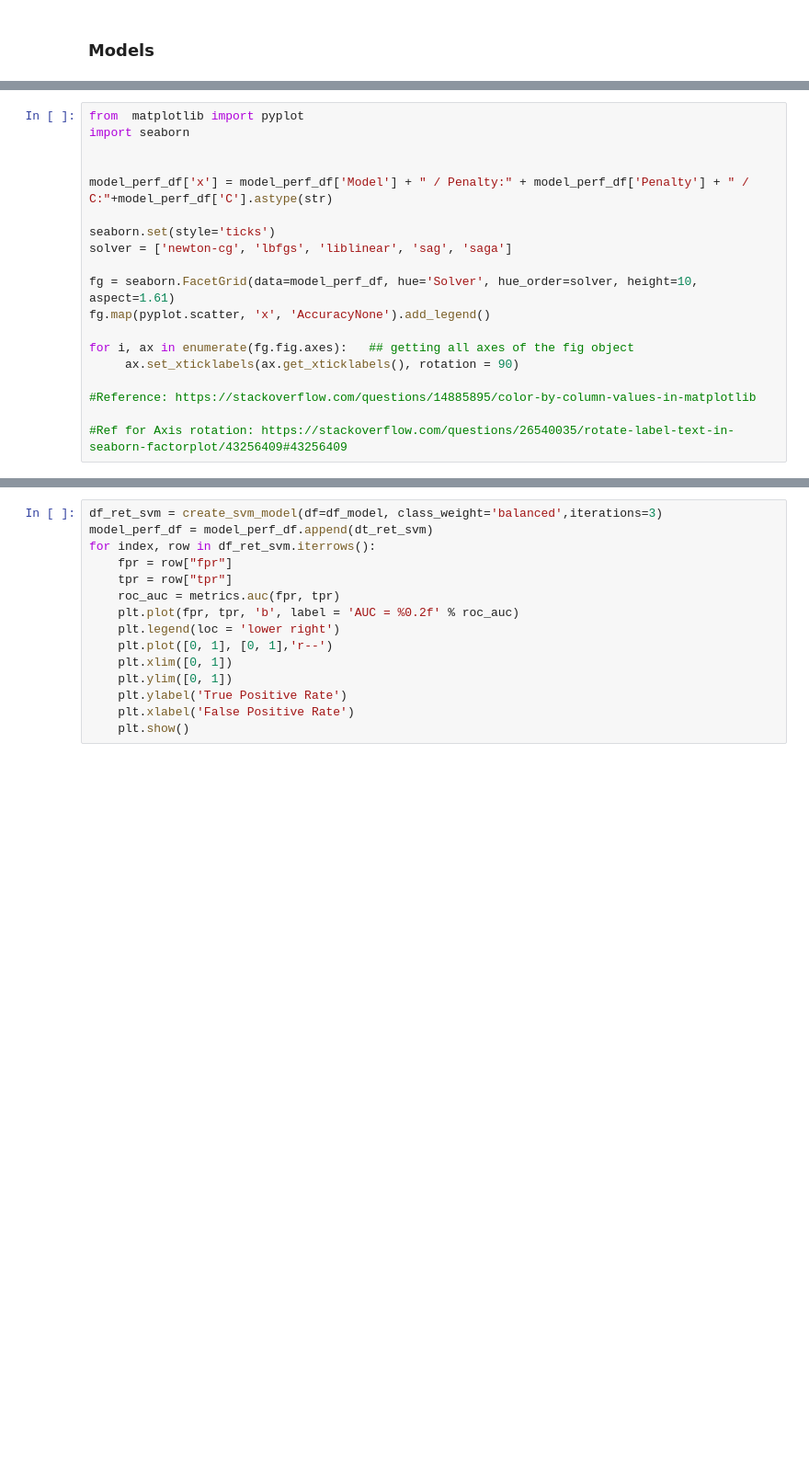
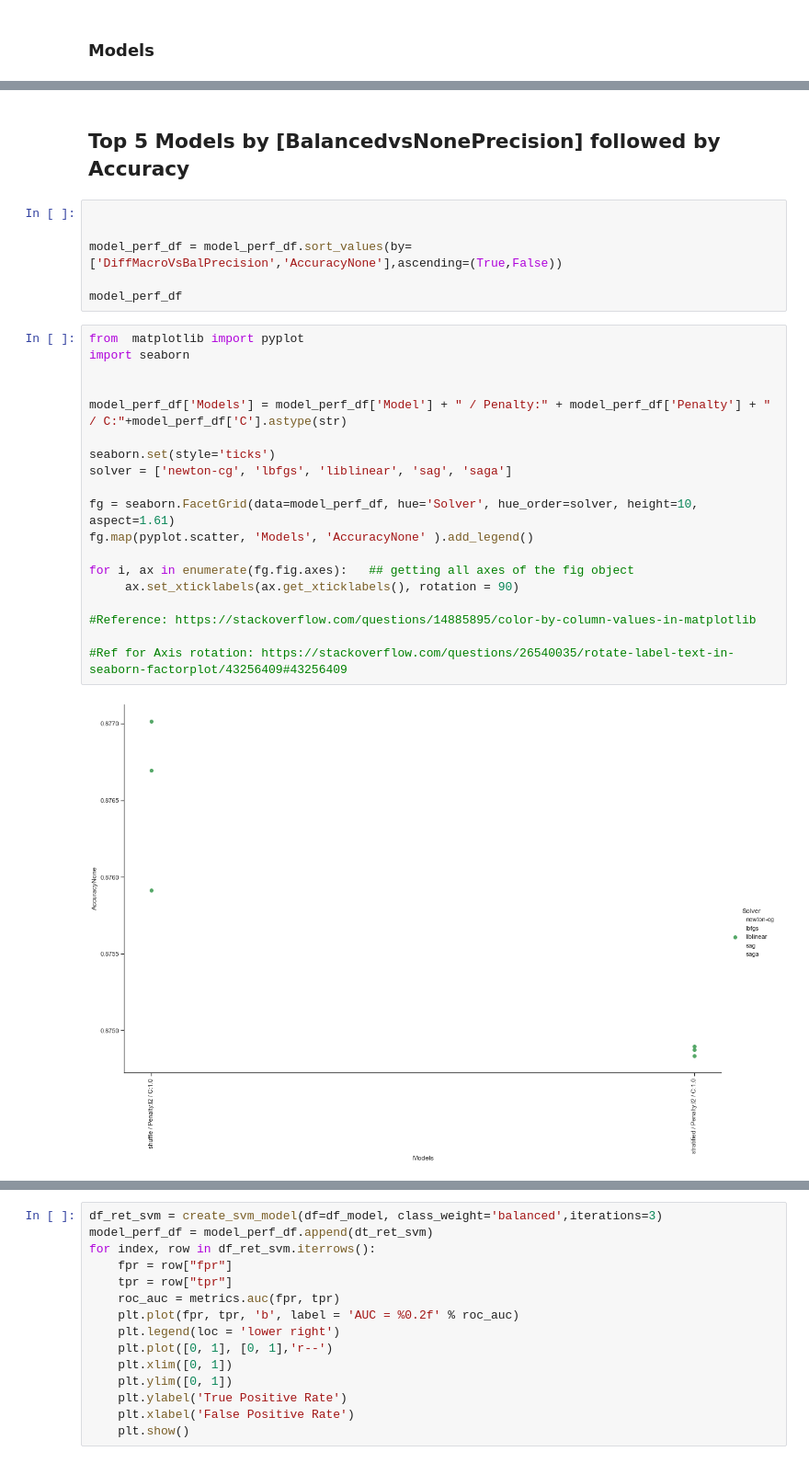
Before and after one commit to ravisiv/AussieWeatherEDA, a Jupyter notebook: MiniLab_Group3_Chowdhury_Mittal_Srivastava_Sivaraman.ipynb, the cells around one changed output, grey strips where cells are left out. Shown: that part at 92% size. Drawn from its saved outputs; the diff is of its cells as text; blank space fills up the shorter version.

Commit message:
Change Model criteria

```diff
--- a/MiniLab_Group3_Chowdhury_Mittal_Srivastava_Sivaraman.ipynb
+++ b/MiniLab_Group3_Chowdhury_Mittal_Srivastava_Sivaraman.ipynb
@@ -450,19 +428,0 @@ model_perf_df.sort_values(by=['DiffMacroVsBalPrecision','AccuracyNone'],ascendin
-# %%
-from  matplotlib import pyplot
-import seaborn
-
-
-model_perf_df['x'] = model_perf_df['Model'] + " / Penalty:" + model_perf_df['Penalty'] + " / C:"+model_perf_df['C'].astype(str)
-
-seaborn.set(style='ticks')
-solver = ['newton-cg', 'lbfgs', 'liblinear', 'sag', 'saga']
-
-fg = seaborn.FacetGrid(data=model_perf_df, hue='Solver', hue_order=solver, height=10, aspect=1.61)
-fg.map(pyplot.scatter, 'x', 'AccuracyNone').add_legend()
-
-for i, ax in enumerate(fg.fig.axes):   ## getting all axes of the fig object
-     ax.set_xticklabels(ax.get_xticklabels(), rotation = 90)
-
-#Reference: https://stackoverflow.com/questions/14885895/color-by-column-values-in-matplotlib
-
-#Ref for Axis rotation: https://stackoverflow.com/questions/26540035/rotate-label-text-in-seaborn-factorplot/43256409#43256409
@@ -487,0 +447,29 @@ model_perf_df.plot(kind='scatter',x='x', y='DiffMacroVsBalPrecision', c='DarkBlu
+# %% [markdown]
+## Top 5 Models by [BalancedvsNonePrecision] followed by Accuracy
+# %%
+
+
+model_perf_df = model_perf_df.sort_values(by=['DiffMacroVsBalPrecision','AccuracyNone'],ascending=(True,False))
+
+model_perf_df
+# %%
+from  matplotlib import pyplot
+import seaborn
+
+
+model_perf_df['Models'] = model_perf_df['Model'] + " / Penalty:" + model_perf_df['Penalty'] + " / C:"+model_perf_df['C'].astype(str)
+
+seaborn.set(style='ticks')
+solver = ['newton-cg', 'lbfgs', 'liblinear', 'sag', 'saga']
+
+fg = seaborn.FacetGrid(data=model_perf_df, hue='Solver', hue_order=solver, height=10, aspect=1.61)
+fg.map(pyplot.scatter, 'Models', 'AccuracyNone' ).add_legend()
+
+for i, ax in enumerate(fg.fig.axes):   ## getting all axes of the fig object
+     ax.set_xticklabels(ax.get_xticklabels(), rotation = 90)
+
+#Reference: https://stackoverflow.com/questions/14885895/color-by-column-values-in-matplotlib
+
+#Ref for Axis rotation: https://stackoverflow.com/questions/26540035/rotate-label-text-in-seaborn-factorplot/43256409#43256409
+# %% [output]
+[figure, added]
```
Also changed, not shown: parts of 25 cells of this notebook.
